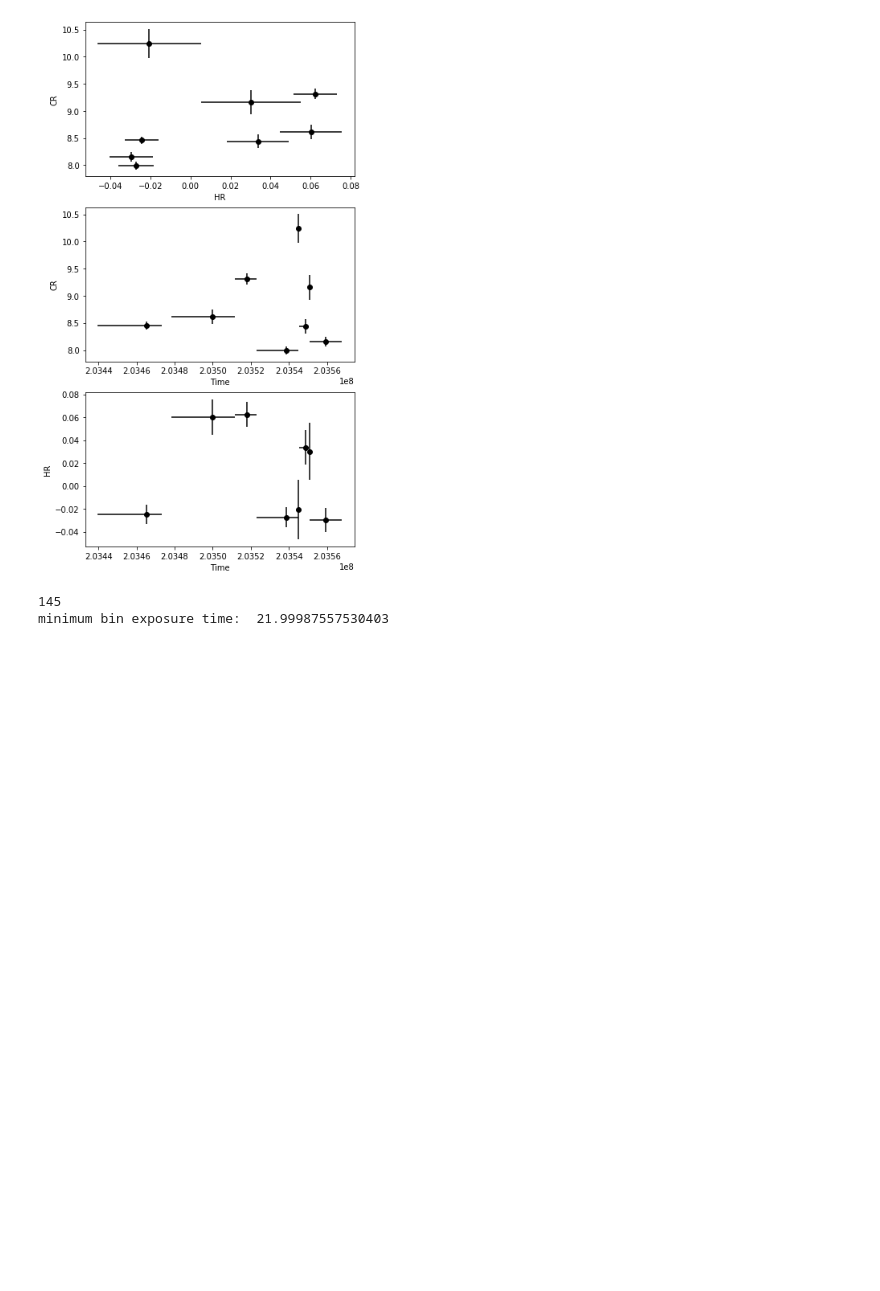
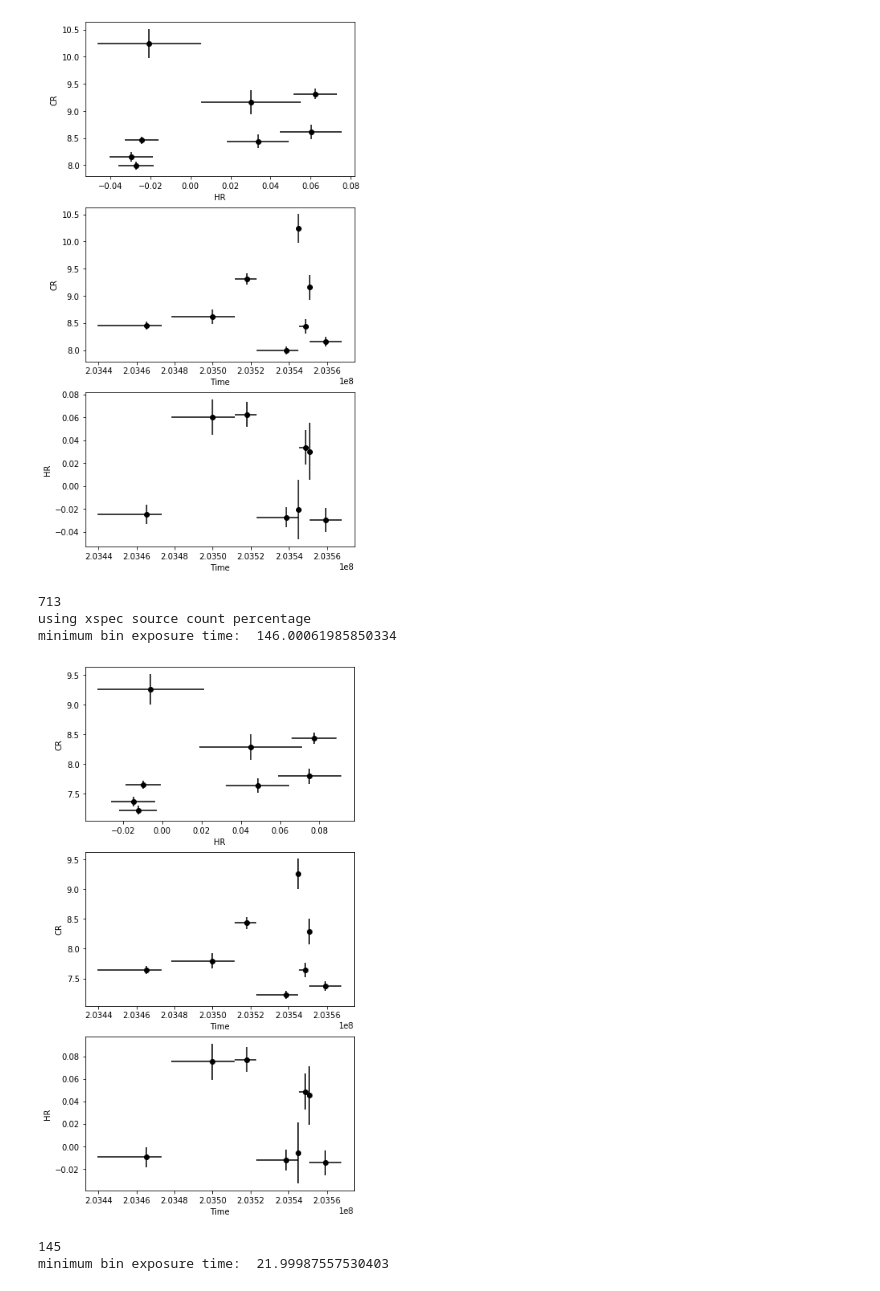
Before and after one commit to lenatreiber/LXP69.5, a Jupyter notebook: NICER_HR.ipynb, the cells around one changed output. Drawn from its saved outputs; the diff is of its cells as text; code cells hidden in the pictures; blank space fills up the shorter version.

Commit message:
Add files via upload
added bg-subtraction

```diff
--- a/NICER_HR.ipynb
+++ b/NICER_HR.ipynb
@@ -36,0 +39,5 @@ ep3 = p.readevt(e3path+'epoch3-sun80-spaceweather_bar.evt')
+# %%
+#background percentages for epoch 1
+sbg1 = .109
+hbg1 = .082
+tbg1 = .095 #approximately the average of the soft and hard percentages
@@ -100,7 +117,7 @@ expbin(e3s,e3h,tep3,plot=True)
 
 *notice the first method doesn't work super well since the exposure intervals vary so much. you can try out different values of n, but getting the minimum time in a bin low enough also requires very few bins*
 # %%
-def nbins(soft,hard,tep,n=20):
+def nbins(soft,hard,tep,sbg=0,hbg=0,n=20,bg=False):
     '''Take output of expbin and bin further
     To do: use array_split which allows for splitting without equal division
            incorporate errors '''
@@ -135,6 +152,11 @@ def nbins(soft,hard,tep,n=20):
 
     sco2 = np.sum(sco,axis=1)
     hco2 = np.sum(hco,axis=1)
+    if bg:
+        #only keep source counts
+        print('using xspec source count percentage')
+        sco2 = (1-sbg)*sco2
+        hco2 = (1-hbg)*hco2
     binw2 = np.sum(binw,axis=1)
     #find new average time
     tms2 = np.mean(tms,axis=1) #can add errorbars on time that show time interval used
@@ -150,7 +172,7 @@ def nbins(soft,hard,tep,n=20):
     plt.colorbar(label='Exposure Time (s)') #color as bin width or tot counts gives similar answer
     return ghr,gtot,gcr,tms2
 # %%
-def nbins2(soft,hard,tep,n=20,plot=True,expcolor=False):
+def nbins2(soft,hard,tep,n=20,plot=True,expcolor=False,sbg=0,hbg=0,bg=False):
     '''Take output of expbin and bin further. Same as nbins but uses array_split
     to keep bins in remainder of division by n '''
 #     plt.subplots(1,2,figsize=(10,4))
@@ -192,6 +214,11 @@ def nbins2(soft,hard,tep,n=20,plot=True,expcolor=False):
         tlow[i] = np.min(tms[i])
         thi[i] = np.max(tms[i])
 
+    if bg:
+        #only keep source counts
+        print('using xspec source count percentage')
+        sbin = (1-sbg)*sbin
+        hbin = (1-hbg)*hbin
 
     #using square root of counts for error
     serr=unumpy.uarray(sbin,np.sqrt(sbin))
@@ -239,6 +266,16 @@ hr1,tot1,cr1,tb1 = nbins2(e1s,e1h,tep1,n=n)
 713
 minimum bin exposure time:  146.00061985850334
 [figure]
+# %%
+#repeat with background subtraction
+n = 8
+hr1_bg,tot1_bg,cr1_bg,tb1_bg = nbins2(e1s,e1h,tep1,n=n,bg=True,sbg=sbg1,hbg=hbg1)
+#look the same, just notice lower count rates
+# %% [output]
+713
+using xspec source count percentage
+minimum bin exposure time:  146.00061985850334
+[figure, added]
 # %%
 #set number of bins (data points)
 n = 8
```
Also changed, not shown: parts of 9 cells of this notebook.
